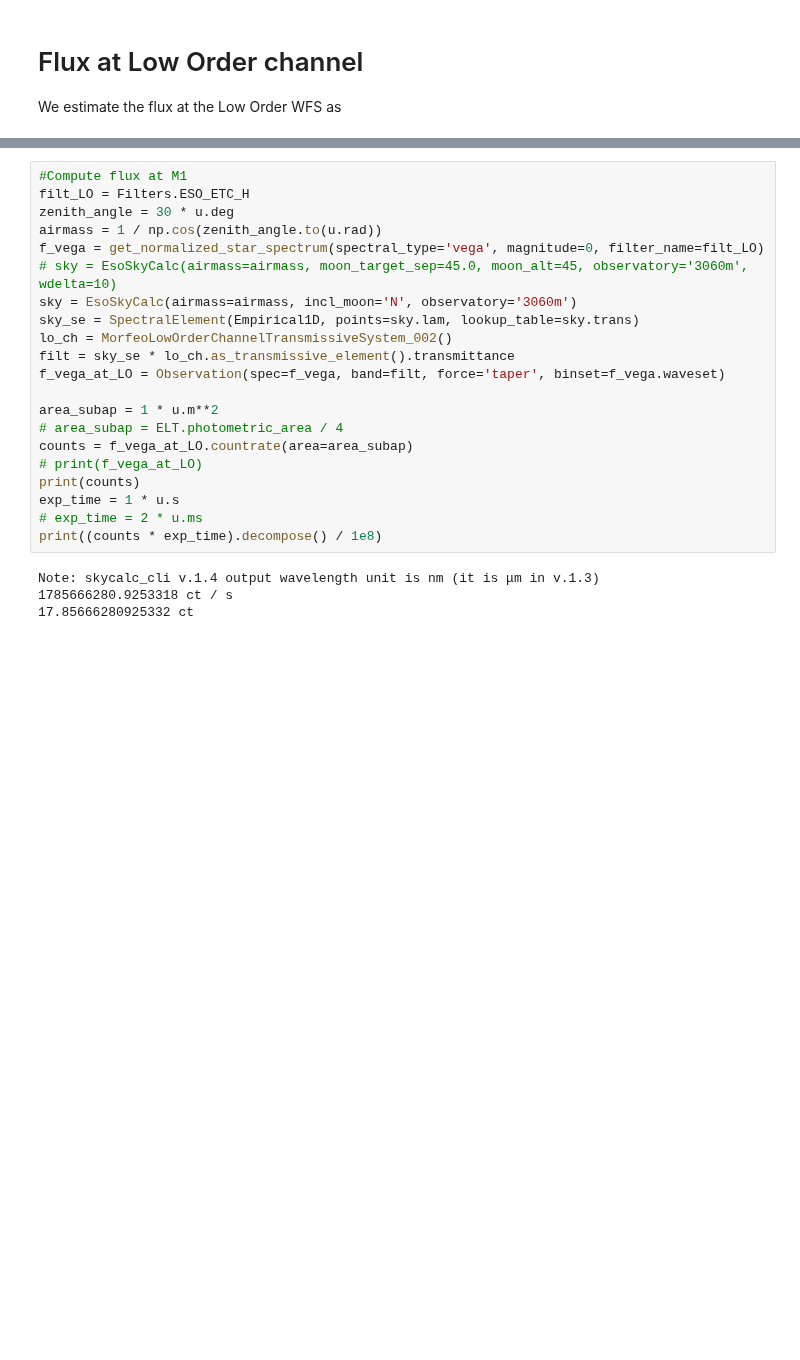
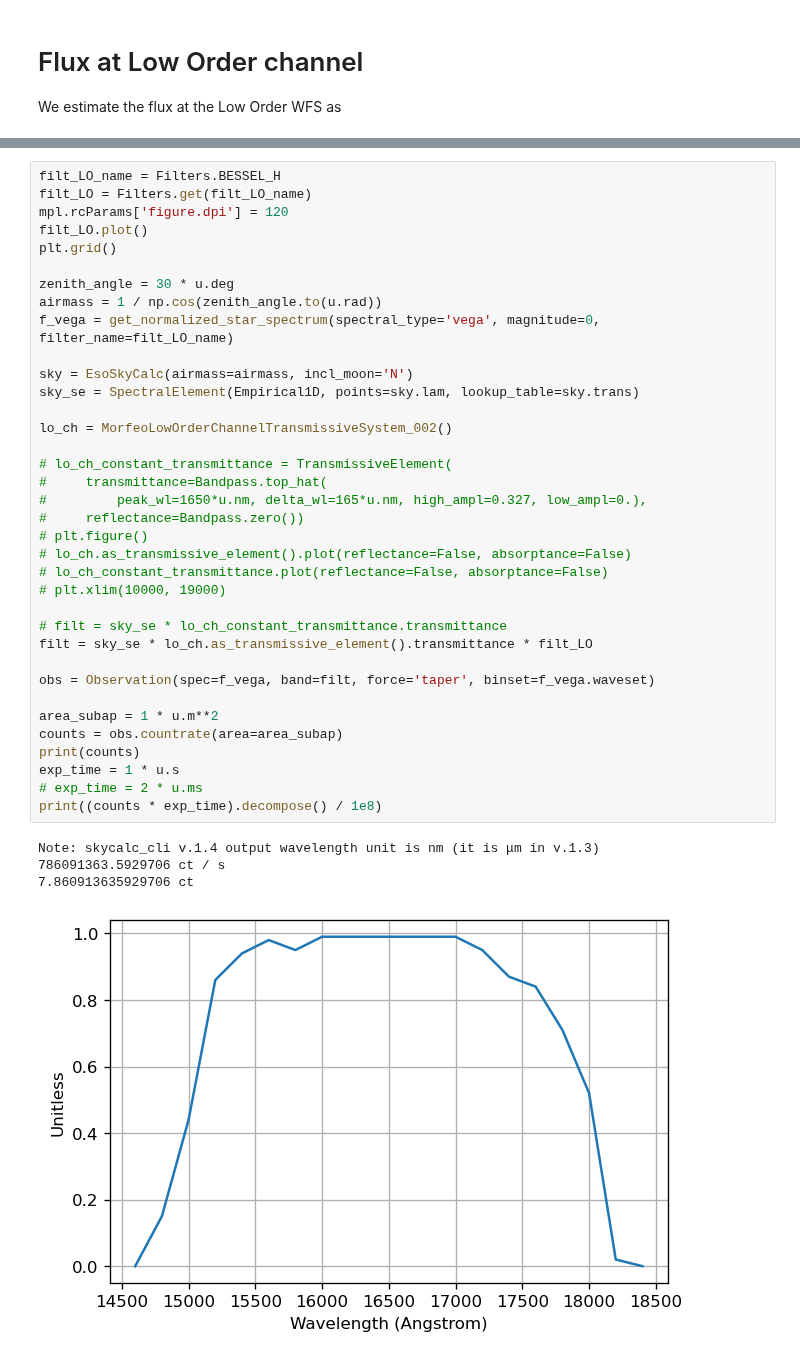
Before and after one commit to ArcetriAdaptiveOptics/arte, a Jupyter notebook: notebook/photometry/flux_at_LO_WFS.ipynb, the cells around one changed output, grey strips where cells are left out. Cells and saved outputs as stored; diff of their text form; blank space fills up the shorter version.

```diff
--- a/notebook/photometry/flux_at_LO_WFS.ipynb
+++ b/notebook/photometry/flux_at_LO_WFS.ipynb
@@ -18,27 +21,43 @@ from morfeo.utils.constants import ELT
 import warnings
 warnings.filterwarnings('ignore')
 # %%
-#Compute flux at M1
-filt_LO = Filters.ESO_ETC_H
+filt_LO_name = Filters.BESSEL_H
+filt_LO = Filters.get(filt_LO_name)
+mpl.rcParams['figure.dpi'] = 120
+filt_LO.plot()
+plt.grid()
+
 zenith_angle = 30 * u.deg
 airmass = 1 / np.cos(zenith_angle.to(u.rad))
-f_vega = get_normalized_star_spectrum(spectral_type='vega', magnitude=0, filter_name=filt_LO)
-# sky = EsoSkyCalc(airmass=airmass, moon_target_sep=45.0, moon_alt=45, observatory='3060m', wdelta=10)
-sky = EsoSkyCalc(airmass=airmass, incl_moon='N', observatory='3060m')
+f_vega = get_normalized_star_spectrum(spectral_type='vega', magnitude=0, filter_name=filt_LO_name)
+
+sky = EsoSkyCalc(airmass=airmass, incl_moon='N')
 sky_se = SpectralElement(Empirical1D, points=sky.lam, lookup_table=sky.trans)
+
 lo_ch = MorfeoLowOrderChannelTransmissiveSystem_002()
-filt = sky_se * lo_ch.as_transmissive_element().transmittance
-f_vega_at_LO = Observation(spec=f_vega, band=filt, force='taper', binset=f_vega.waveset)
+
+# lo_ch_constant_transmittance = TransmissiveElement(
+#     transmittance=Bandpass.top_hat(
+#         peak_wl=1650*u.nm, delta_wl=165*u.nm, high_ampl=0.327, low_ampl=0.),
+#     reflectance=Bandpass.zero())
+# plt.figure()
+# lo_ch.as_transmissive_element().plot(reflectance=False, absorptance=False)
+# lo_ch_constant_transmittance.plot(reflectance=False, absorptance=False)
+# plt.xlim(10000, 19000)
+
+# filt = sky_se * lo_ch_constant_transmittance.transmittance
+filt = sky_se * lo_ch.as_transmissive_element().transmittance * filt_LO
+
+obs = Observation(spec=f_vega, band=filt, force='taper', binset=f_vega.waveset)
 
 area_subap = 1 * u.m**2
-# area_subap = ELT.photometric_area / 4
-counts = f_vega_at_LO.countrate(area=area_subap)
-# print(f_vega_at_LO)
+counts = obs.countrate(area=area_subap)
 print(counts)
 exp_time = 1 * u.s
 # exp_time = 2 * u.ms
 print((counts * exp_time).decompose() / 1e8)
 # %% [output]
 Note: skycalc_cli v.1.4 output wavelength unit is nm (it is μm in v.1.3)
-1785666280.9253318 ct / s
-17.85666280925332 ct
+786091363.5929706 ct / s
+7.860913635929706 ct
+[figure, added]
```
Also changed, not shown: parts of 3 cells of this notebook, 2 other files.
